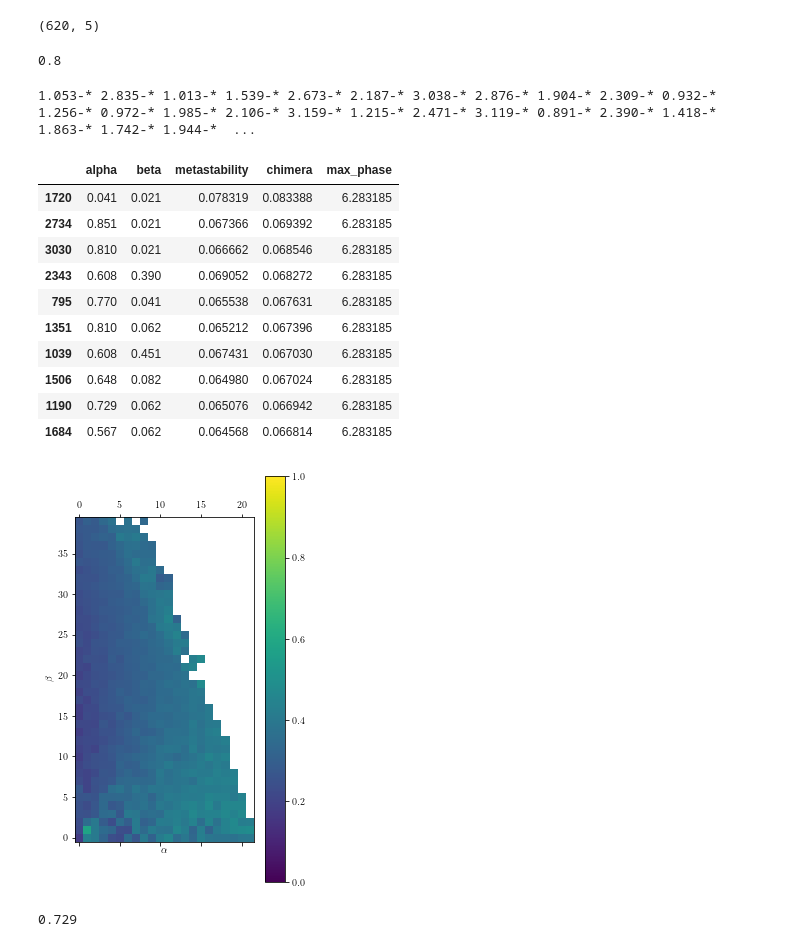
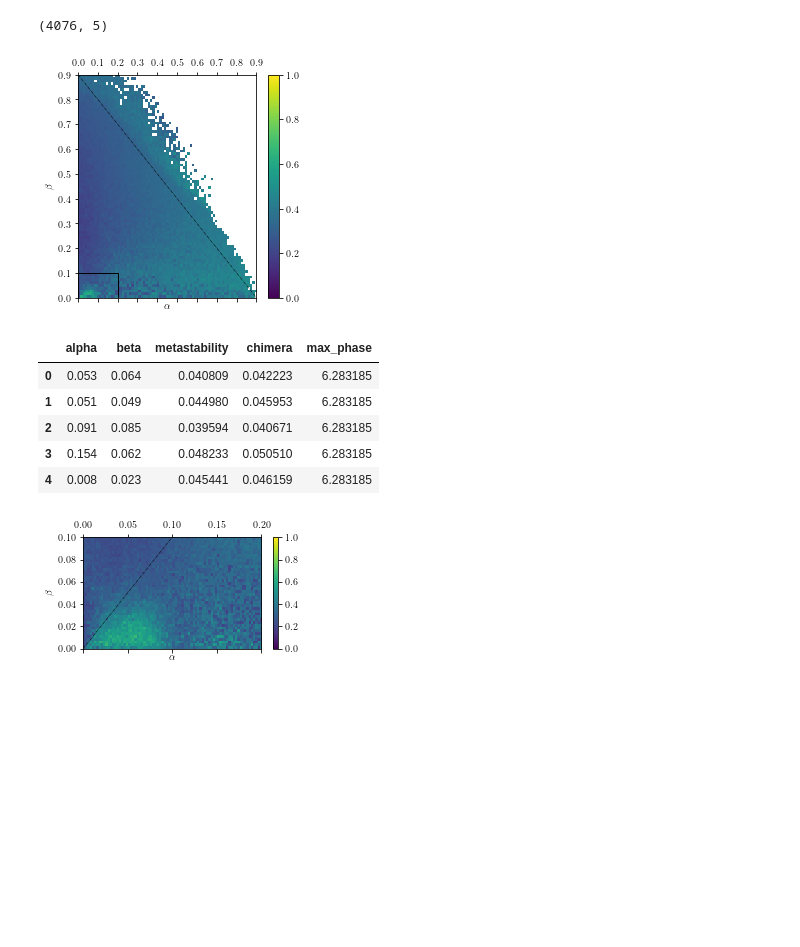
Before and after one commit to henmitch/chimera-2019, a Jupyter notebook: code/python/landscape_analysis.ipynb, the cells around one changed output. Saved outputs shown, nothing was run; the diff lists cells and outputs as text; code cells hidden in the pictures; blank space fills up the shorter version.

```diff
--- a/code/python/landscape_analysis.ipynb
+++ b/code/python/landscape_analysis.ipynb
@@ -16,5 +17,5 @@ total size is 128867  speedup is 0.99
 # %%
-with open("../../data/hizanidis_params.pkl", "rb") as f:
+with open("../../data/high_res/hizanidis_params.pkl", "rb") as f:
     params = pickle.load(f)
 
 params.head()
@@ -30,42 +49,45 @@ good = params[params["max_phase"] <= 2*np.pi]
 # %%
 good.shape
 # %% [output]
-(620, 5)
+(4076, 5)
-# %%
-good["beta"].max()
-# %% [output]
-0.8
-# %%
-for alpha in params[params["alpha"] > 0.851]["alpha"].unique():
-    print(f"{alpha:0.03f}-*", end=" ")
-# %% [output]
-1.053-* 2.835-* 1.013-* 1.539-* 2.673-* 2.187-* 3.038-* 2.876-* 1.904-* 2.309-* 0.932-* 1.256-* 0.972-* 1.985-* 2.106-* 3.159-* 1.215-* 2.471-* 3.119-* 0.891-* 2.390-* 1.418-* 1.863-* 1.742-* 1.944-*  ...
-# %%
-good.sort_values("chimera", ascending=False).head(10)
-# %% [output]
-|  | alpha | beta | metastability | chimera | max_phase |
-| 1720 | 0.041 | 0.021 | 0.078319 | 0.083388 | 6.283185 |
-| 2734 | 0.851 | 0.021 | 0.067366 | 0.069392 | 6.283185 |
-| 3030 | 0.810 | 0.021 | 0.066662 | 0.068546 | 6.283185 |
-| 2343 | 0.608 | 0.390 | 0.069052 | 0.068272 | 6.283185 |
-| 795 | 0.770 | 0.041 | 0.065538 | 0.067631 | 6.283185 |
-| 1351 | 0.810 | 0.062 | 0.065212 | 0.067396 | 6.283185 |
-| 1039 | 0.608 | 0.451 | 0.067431 | 0.067030 | 6.283185 |
-| 1506 | 0.648 | 0.082 | 0.064980 | 0.067024 | 6.283185 |
-| 1190 | 0.729 | 0.062 | 0.065076 | 0.066942 | 6.283185 |
-| 1684 | 0.567 | 0.062 | 0.064568 | 0.066814 | 6.283185 |
 # %%
 c = good.pivot_table(values="chimera", index="beta", columns="alpha")
+# %%
+plt.matshow(c.values[:, :]*7, origin="lower", aspect="auto", vmin=0, vmax=1,
+            extent=[0, 0.9, 0, 0.9])
+plt.plot([0, 0.9], [0.9, 0], "-.", color="k", lw=0.5)
+plt.plot([])
+plt.xlabel(r"$\alpha$")
+plt.ylabel(r"$\beta$")
+plt.gca().add_patch(Rectangle((0, 0), 0.2, 0.1, linewidth=1, fill=False))
+plt.colorbar()
+plt.gcf().set_size_inches(4, 4)
+plt.savefig("../../final/figure/aphysical_chimera", dpi=700)
+# %% [output]
+[figure, added]
+# %%
+with open("../../data/zoom/hizanidis_params.pkl", "rb") as f:
+    params = pickle.load(f)
+
+params.head()
+# %% [output]
+|  | alpha | beta | metastability | chimera | max_phase |
+| 0 | 0.053 | 0.064 | 0.040809 | 0.042223 | 6.283185 |
+| 1 | 0.051 | 0.049 | 0.044980 | 0.045953 | 6.283185 |
+| 2 | 0.091 | 0.085 | 0.039594 | 0.040671 | 6.283185 |
+| 3 | 0.154 | 0.062 | 0.048233 | 0.050510 | 6.283185 |
+| 4 | 0.008 | 0.023 | 0.045441 | 0.046159 | 6.283185 |
+# %%
+c = params.pivot_table(values="chimera", index="beta", columns="alpha")
 # %%
-plt.matshow(c.values[:, :]*7, origin="lower", vmin=0, vmax=1)
+plt.matshow(c.values[:, :]*7, origin="lower", aspect="auto", vmin=0, vmax=1,
+            extent=[0, 0.2, 0, 0.1])
+plt.plot([0, 0.1], [0, 0.1], "-.", color="k", lw=0.5)
+plt.plot([])
 plt.xlabel(r"$\alpha$")
 plt.ylabel(r"$\beta$")
-# plt.xlim([params["alpha"].min(), params["alpha"].max()])
-# plt.ylim([params["beta"].min(), params["beta"].max()])
-plt.colorbar();
+plt.colorbar()
+plt.gcf().set_size_inches(4, 2)
+plt.savefig("../../final/figure/zoom_chimera", dpi=700)
 # %% [output]
-[figure, old version]
+[figure, new version]
-# %%
-good["alpha"].unique()[16]
-# %% [output]
-0.729
```
Also changed, not shown: parts of 7 cells of this notebook, 5 other files.
